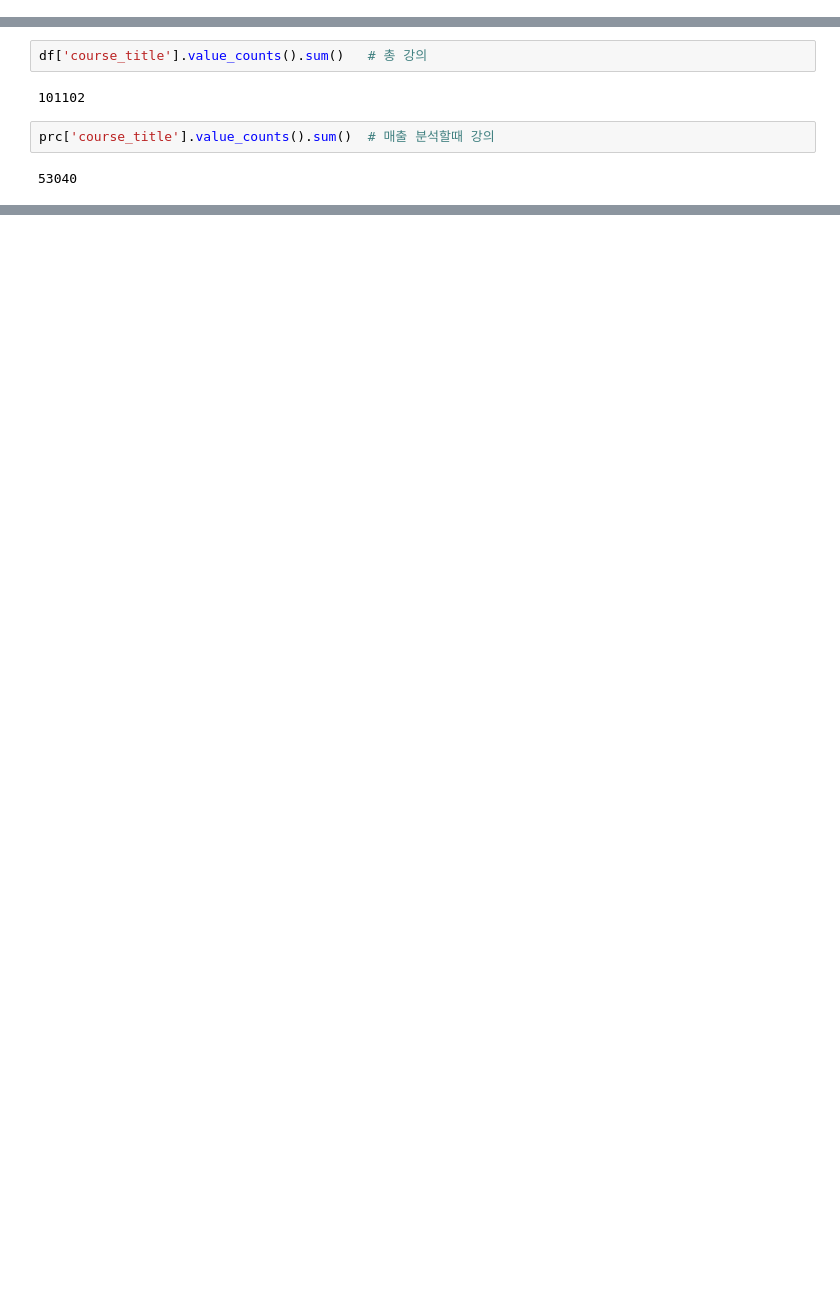
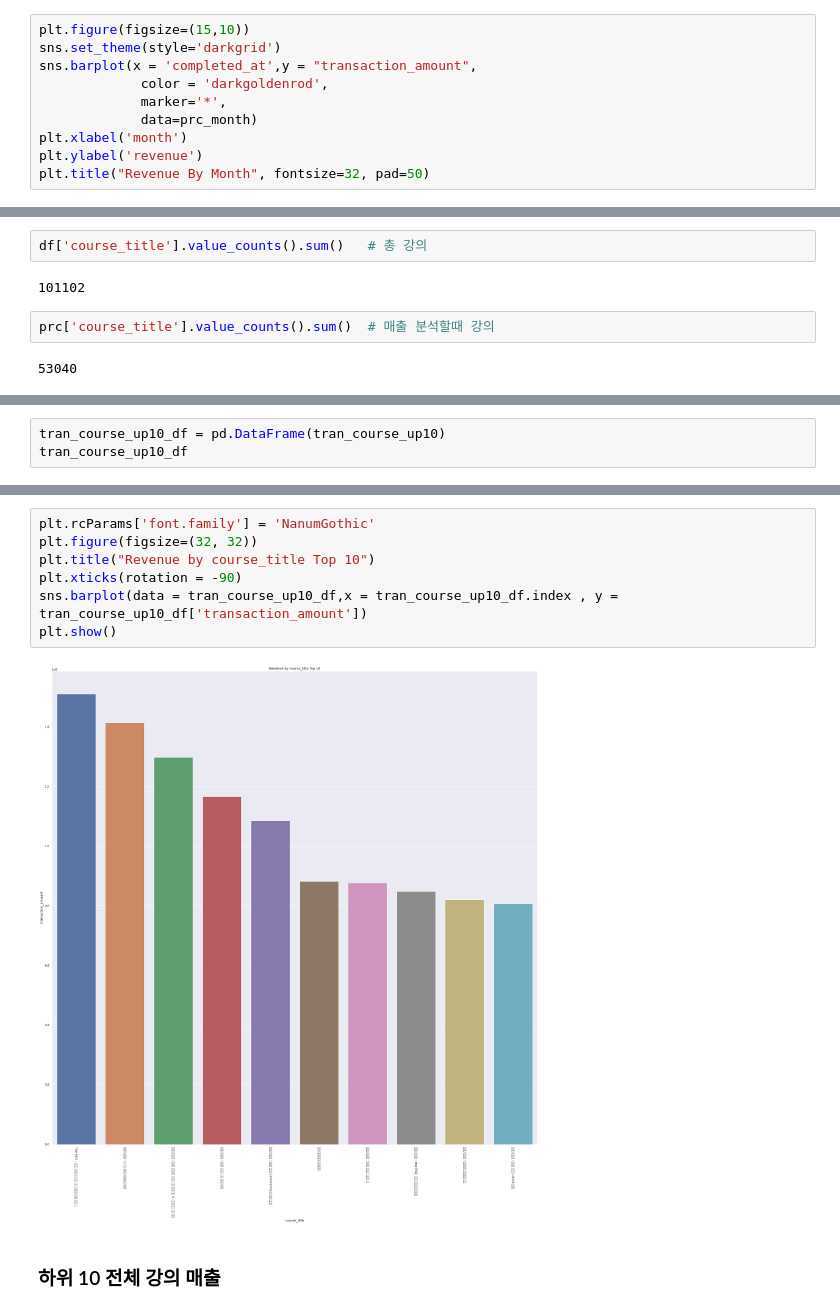
Before and after one commit to jbkim0530/Fast-campus-EDA, a Jupyter notebook: 22-07-01_bobjo_visualization_form_GG.ipynb, the cells around one changed output, grey strips where cells are left out. Drawn from its saved outputs; the diff is of its cells as text; blank space fills up the shorter version.

```diff
--- a/22-07-01_bobjo_visualization_form_GG.ipynb
+++ b/22-07-01_bobjo_visualization_form_GG.ipynb
@@ -294,0 +283,10 @@ Text(0.5, 1.0, 'Revenue By Day')
+# %%
+plt.figure(figsize=(15,10))
+sns.set_theme(style='darkgrid')
+sns.barplot(x = 'completed_at',y = "transaction_amount",
+             color = 'darkgoldenrod',
+             marker='*',
+             data=prc_month)
+plt.xlabel('month')
+plt.ylabel('revenue')
+plt.title("Revenue By Month", fontsize=32, pad=50)
@@ -314,0 +328,3 @@ plt.show()
+# %%
+tran_course_up10_df = pd.DataFrame(tran_course_up10)
+tran_course_up10_df
@@ -314,0 +373,11 @@ plt.show()
+# %%
+plt.rcParams['font.family'] = 'NanumGothic'
+plt.figure(figsize=(32, 32))
+plt.title("Revenue by course_title Top 10")
+plt.xticks(rotation = -90)
+sns.barplot(data = tran_course_up10_df,x = tran_course_up10_df.index , y = tran_course_up10_df['transaction_amount'])
+plt.show()
+# %% [output]
+[figure, added]
+# %% [markdown]
+### 하위 10 전체 강의 매출
```
Also changed, not shown: parts of 36 cells of this notebook.
